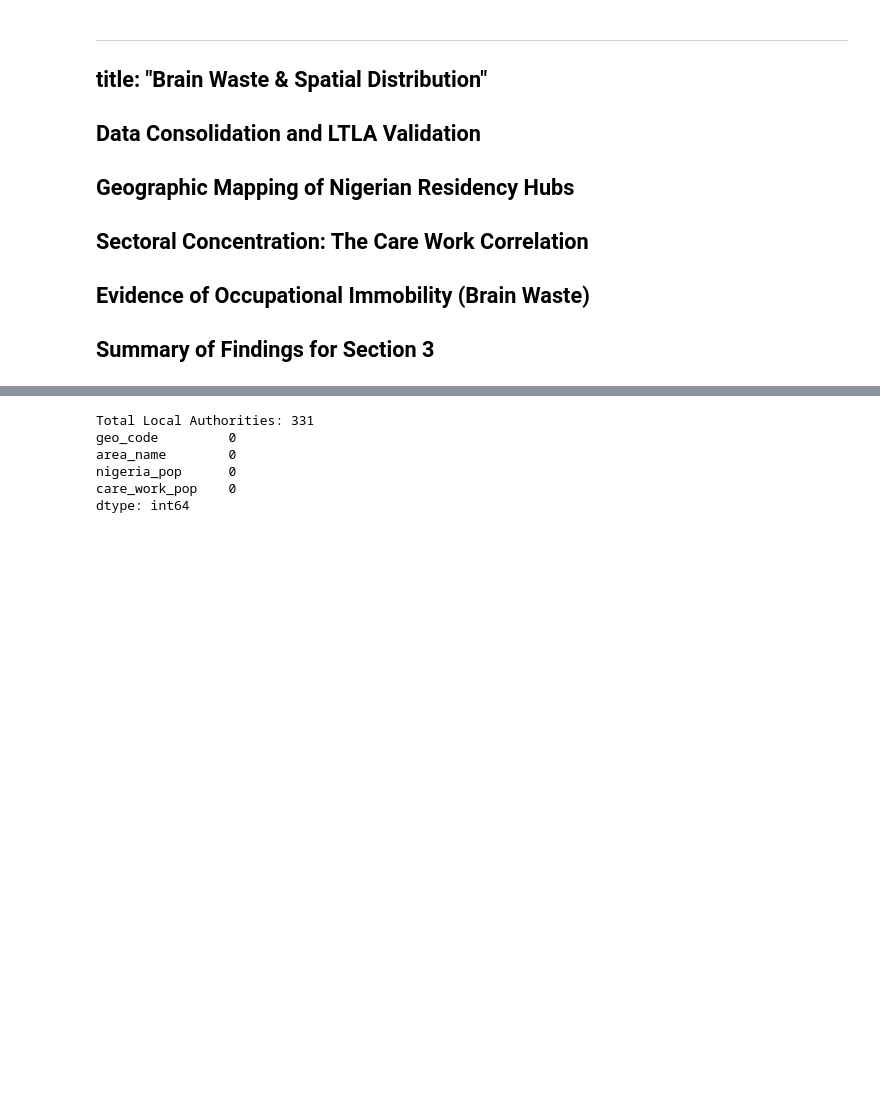
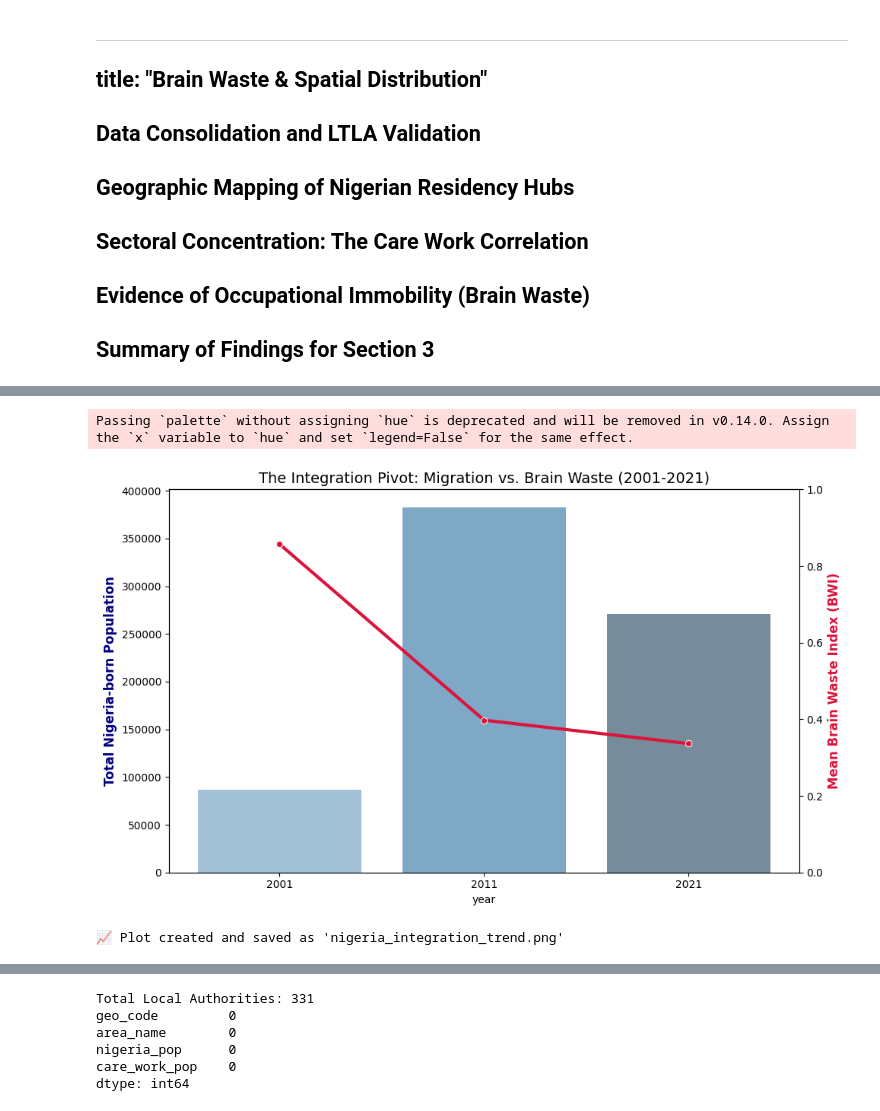
Before and after one commit to CU-S26-MSDSSB-DSCI-01-DataScienceLab/DataScienceLab_Migration, a Jupyter notebook: sec2.ipynb, the cells around one changed output, grey strips where cells are left out. Saved outputs shown, nothing was run; the diff lists cells and outputs as text; code cells hidden in the pictures; blank space fills up the shorter version.

Commit message:
File aggregation, brain waste index, and visualization

```diff
--- a/sec2.ipynb
+++ b/sec2.ipynb
@@ -69,0 +123,34 @@ Analysis of 331 Local Authorities demonstrates a significant positive correlatio
+# %%
+# Master data
+df = pd.read_csv('longitudinal_nigeria_brain_waste.csv')
+
+# Data aggregation
+timeline = df.groupby('year').agg({
+    'nigeria_born': 'sum',
+    'bw_index': 'mean'
+}).reset_index()
+
+# Plot
+fig, ax1 = plt.subplots(figsize=(10, 6))
+
+
+sns.barplot(data=timeline, x='year', y='nigeria_born', ax=ax1, palette='Blues_d', alpha=0.7)
+ax1.set_ylabel('Total Nigeria-born Population', fontsize=12, fontweight='bold', color='navy')
+ax1.set_title('The Integration Pivot: Migration vs. Brain Waste (2001-2021)', fontsize=14)
+
+
+ax2 = ax1.twinx()
+sns.lineplot(data=timeline, x=range(len(timeline)), y='bw_index', ax=ax2, color='crimson', marker='o', linewidth=3)
+ax2.set_ylabel('Mean Brain Waste Index (BWI)', fontsize=12, fontweight='bold', color='crimson')
+ax2.set_ylim(0, 1) # Index is a ratio from 0 to 1
+
+# 4. Markdown report
+plt.tight_layout()
+plt.savefig('nigeria_integration_trend.png', dpi=300)
+plt.show()
+
+print("📈 Plot created and saved as 'nigeria_integration_trend.png'")
+# %% [output]
+Passing `palette` without assigning `hue` is deprecated and will be removed in v0.14.0. Assign the `x` variable to `hue` and set `legend=False` for the same effect.
+[figure, added]
+📈 Plot created and saved as 'nigeria_integration_trend.png'
```
Also changed, not shown: parts of 10 cells of this notebook, 33 other files.
